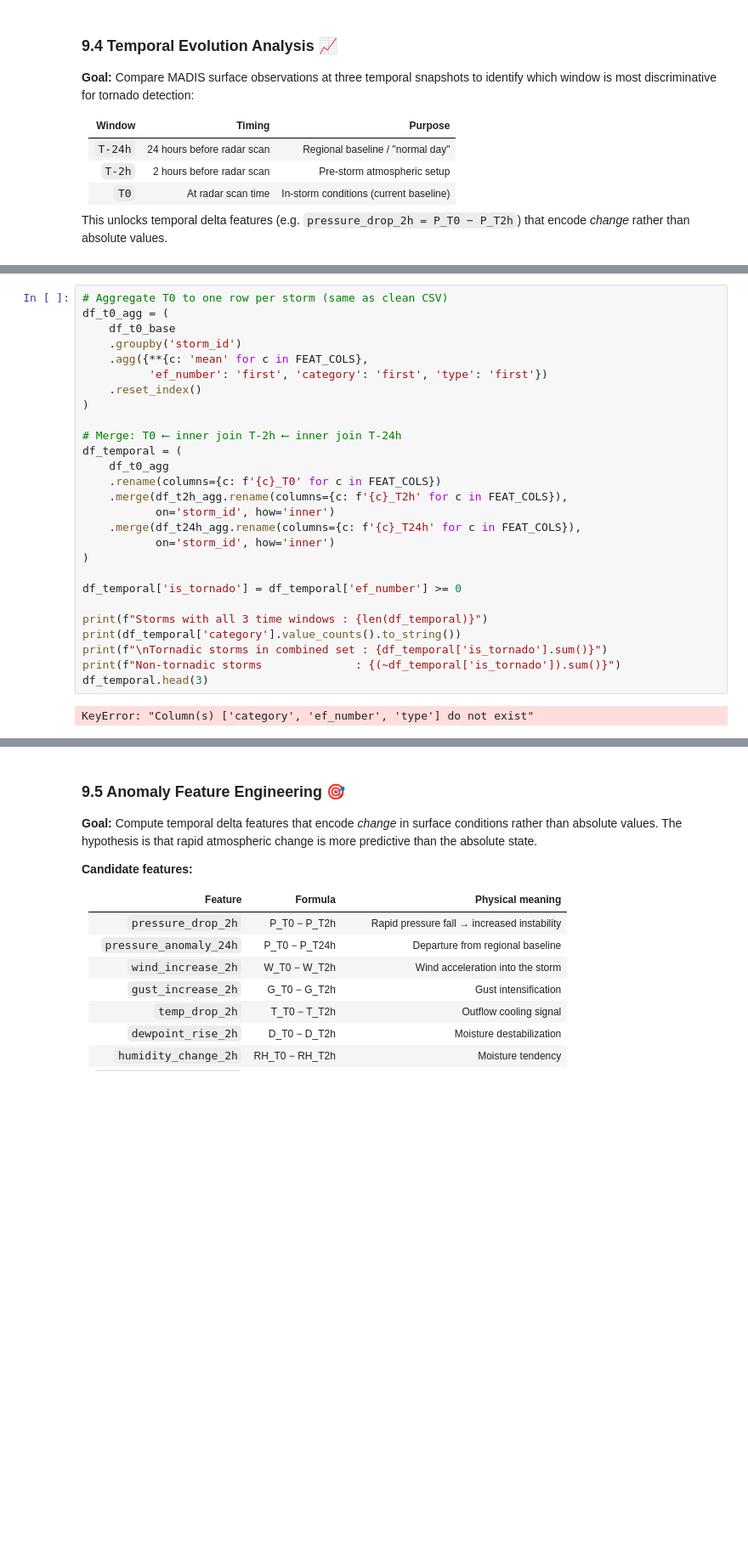
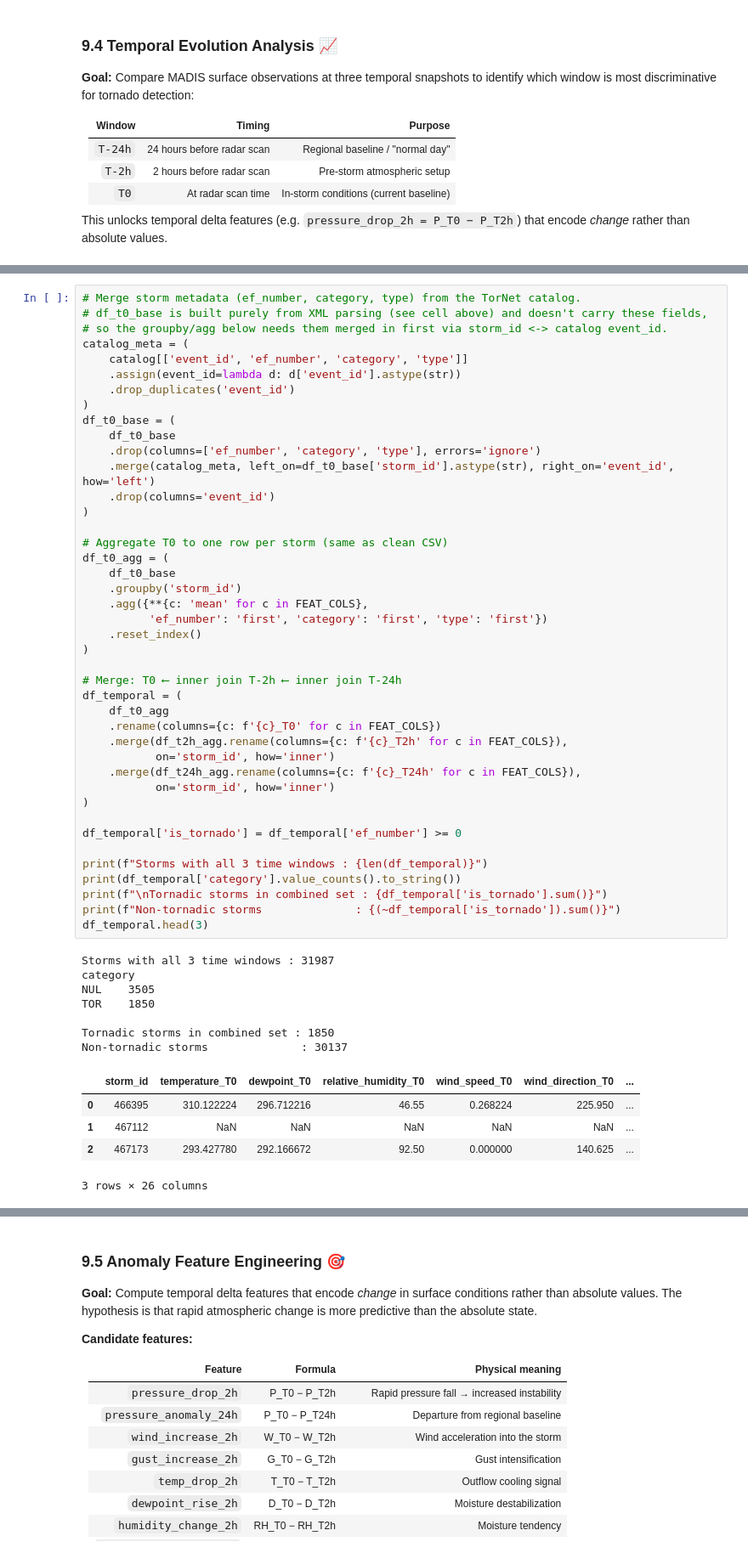
Before and after one commit to evanshabsove/tornet-with-pws, a Jupyter notebook: notebooks/madis_data_exploration.ipynb, the cells around one changed output, grey strips where cells are left out. Shown at 85% size. Cells and saved outputs as stored; diff of their text form; blank space fills up the shorter version.

```diff
--- a/notebooks/madis_data_exploration.ipynb
+++ b/notebooks/madis_data_exploration.ipynb
@@ -3551,32 +3551,58 @@ Unique storms — T-2h: 612,  T-24h: 612
 # %%
+# Merge storm metadata (ef_number, category, type) from the TorNet catalog.
+# df_t0_base is built purely from XML parsing (see cell above) and doesn't carry these fields,
+# so the groupby/agg below needs them merged in first via storm_id <-> catalog event_id.
+catalog_meta = (
+    catalog[['event_id', 'ef_number', 'category', 'type']]
+    .assign(event_id=lambda d: d['event_id'].astype(str))
+    .drop_duplicates('event_id')
+)
+df_t0_base = (
+    df_t0_base
+    .drop(columns=['ef_number', 'category', 'type'], errors='ignore')
+    .merge(catalog_meta, left_on=df_t0_base['storm_id'].astype(str), right_on='event_id', how='left')
+    .drop(columns='event_id')
+)
+
 # Aggregate T0 to one row per storm (same as clean CSV)
 df_t0_agg = (
     df_t0_base
     .groupby('storm_id')
     .agg({**{c: 'mean' for c in FEAT_COLS},
           'ef_number': 'first', 'category': 'first', 'type': 'first'})
     .reset_index()
 )
 
 # Merge: T0 ⟵ inner join T-2h ⟵ inner join T-24h
 df_temporal = (
     df_t0_agg
     .rename(columns={c: f'{c}_T0' for c in FEAT_COLS})
     .merge(df_t2h_agg.rename(columns={c: f'{c}_T2h' for c in FEAT_COLS}),
            on='storm_id', how='inner')
     .merge(df_t24h_agg.rename(columns={c: f'{c}_T24h' for c in FEAT_COLS}),
            on='storm_id', how='inner')
 )
 
 df_temporal['is_tornado'] = df_temporal['ef_number'] >= 0
 
 print(f"Storms with all 3 time windows : {len(df_temporal)}")
 print(df_temporal['category'].value_counts().to_string())
 print(f"\nTornadic storms in combined set : {df_temporal['is_tornado'].sum()}")
 print(f"Non-tornadic storms              : {(~df_temporal['is_tornado']).sum()}")
 df_temporal.head(3)
 # %% [output]
-KeyError: "Column(s) ['category', 'ef_number', 'type'] do not exist"
+Storms with all 3 time windows : 31987
+category
+NUL    3505
+TOR    1850
+
+Tornadic storms in combined set : 1850
+Non-tornadic storms              : 30137
+|  | storm_id | temperature_T0 | dewpoint_T0 | relative_humidity_T0 | wind_speed_T0 | wind_direction_T0 | ... |
+| 0 | 466395 | 310.122224 | 296.712216 | 46.55 | 0.268224 | 225.950 | ... |
+| 1 | 467112 | NaN | NaN | NaN | NaN | NaN | ... |
+| 2 | 467173 | 293.427780 | 292.166672 | 92.50 | 0.000000 | 140.625 | ... |
+3 rows × 26 columns
 # %%
 import matplotlib.pyplot as plt
 import matplotlib.gridspec as gridspec
```
Also changed, not shown: parts of 12 cells of this notebook, 7 other files.
